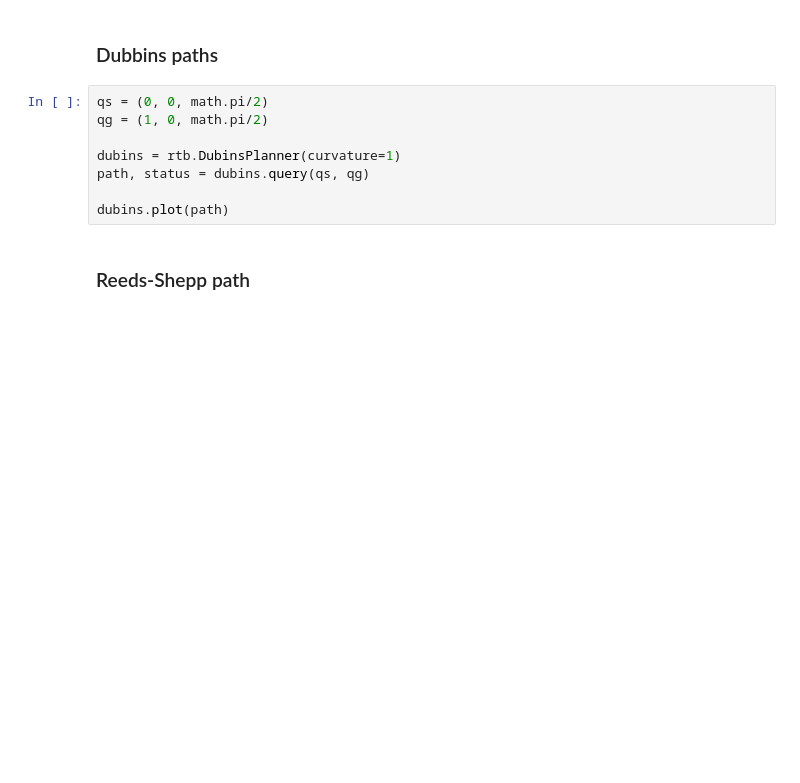
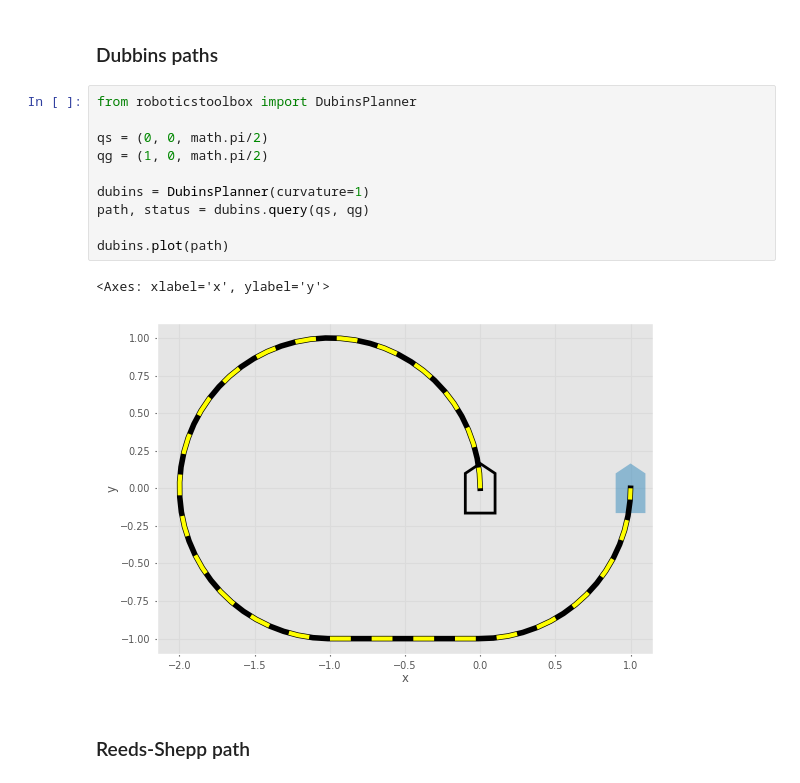
Before and after one commit to petercorke/ICRA2026-modern-software-tools, a Jupyter notebook: peter/jupyter-lite/content/robotics.ipynb, the cells around one changed output. Cells and saved outputs as stored; diff of their text form; blank space fills up the shorter version.

```diff
--- a/peter/jupyter-lite/content/robotics.ipynb
+++ b/peter/jupyter-lite/content/robotics.ipynb
@@ -115,13 +178,18 @@ print(prm)
 # %% [markdown]
 ### Dubbins paths
 # %%
+from roboticstoolbox import DubinsPlanner
+
 qs = (0, 0, math.pi/2)
 qg = (1, 0, math.pi/2)
 
-dubins = rtb.DubinsPlanner(curvature=1)
+dubins = DubinsPlanner(curvature=1)
 path, status = dubins.query(qs, qg)
 
 dubins.plot(path)
+# %% [output]
+<Axes: xlabel='x', ylabel='y'>
+[figure, added]
 # %% [markdown]
 ### Reeds-Shepp path
 # %%
```
Also changed, not shown: parts of 49 cells of this notebook, 6 other files.
